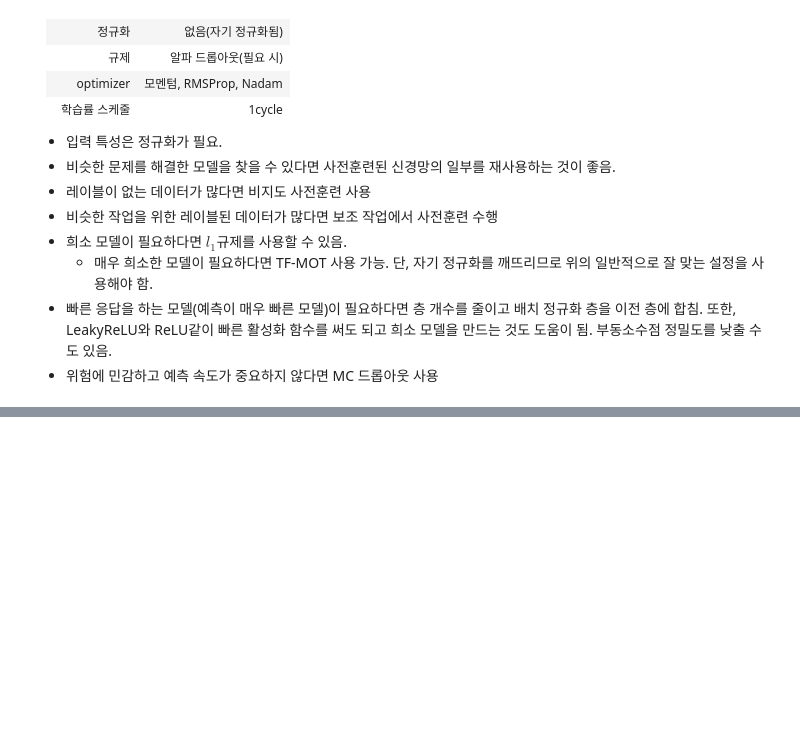
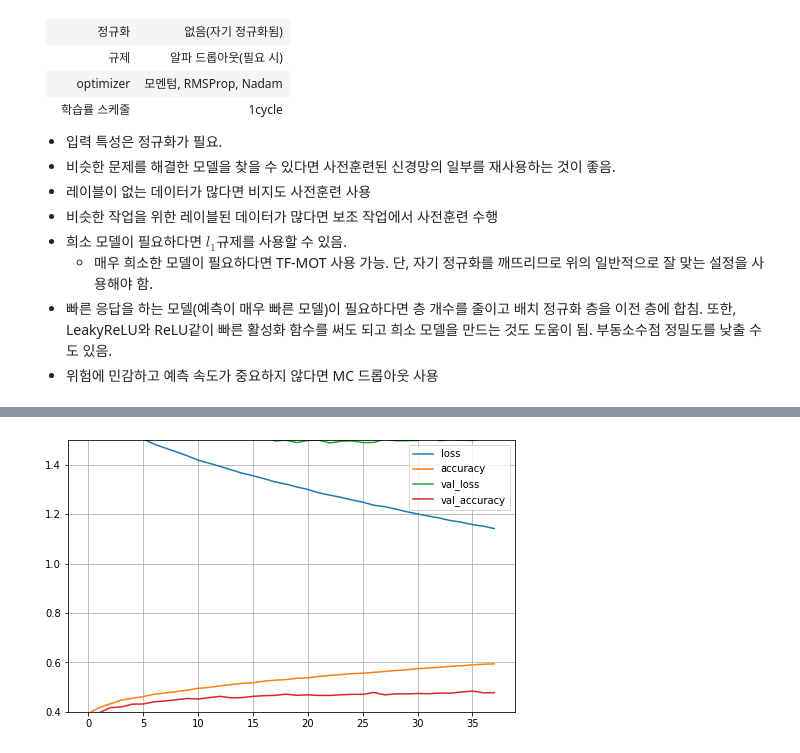
Before and after one commit to lijm1358/ml_practice, a Jupyter notebook: ch11.ipynb, the cells around one changed output, grey strips where cells are left out. Cells and saved outputs as stored; diff of their text form; code cells hidden in the pictures; blank space fills up the shorter version.

```diff
--- a/ch11.ipynb
+++ b/ch11.ipynb
@@ -929,0 +1017,3 @@ keras.layers.Dense(100, activation="elu", kernel_initializer="he_normal", kernel
+# %%
+# 작은 epoch로 fit
+history = model_cifar.fit(X_train_normalized, y_train, epochs=5, batch_size=256, callbacks=[expon_lr])
@@ -929,0 +1044,8 @@ keras.layers.Dense(100, activation="elu", kernel_initializer="he_normal", kernel
+# %%
+# Nadam optimizer의 학습률은 5e-5로 결정.
+# 조기 종료 추가, 최선의 모델을 저장하는 체크포인트 추가, 100 epoch
+optimizer = keras.optimizers.Nadam(learning_rate=5e-5, beta_1=0.9, beta_2=0.999, epsilon=1e-7)
+
+model_cifar.compile(loss="sparse_categorical_crossentropy", optimizer=optimizer, metrics=["accuracy"])
+
+history = model_cifar.fit(X_train_normalized, y_train, validation_data=(X_valid, y_valid) ,epochs=100, batch_size=256, callbacks=[keras.callbacks.EarlyStopping(patience=15), keras.callbacks.ModelCheckpoint("cifar_model.h5", save_best_only=True)])
@@ -929,0 +1081,7 @@ keras.layers.Dense(100, activation="elu", kernel_initializer="he_normal", kernel
+# %%
+pd.DataFrame(history.history).plot(figsize=(8, 5))
+plt.grid(True)
+plt.ylim(0.4, 1.5) # 수직축의 범위 설정
+plt.show()
+# %% [output]
+[figure, added]
```
Also changed, not shown: parts of 36 cells of this notebook.
